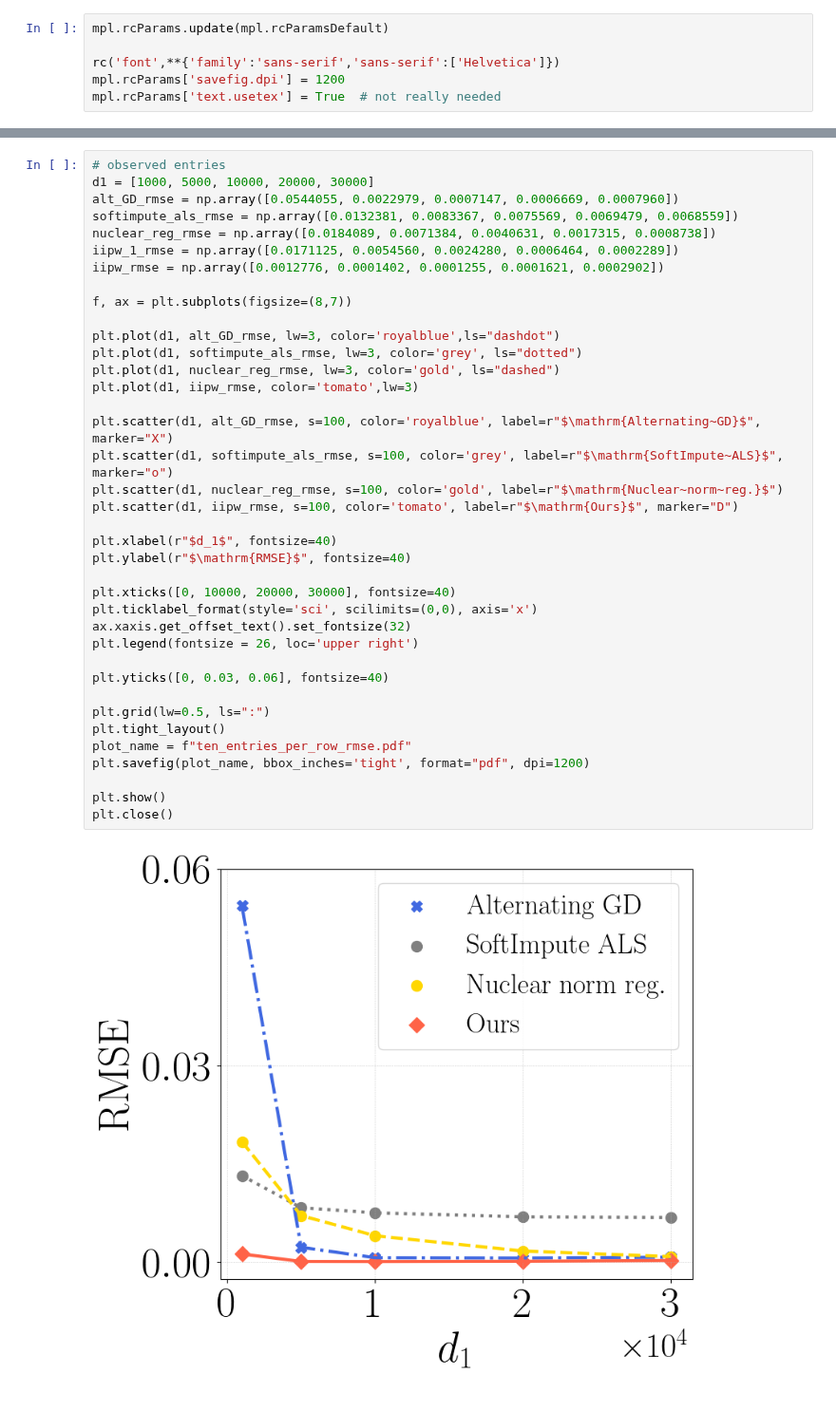
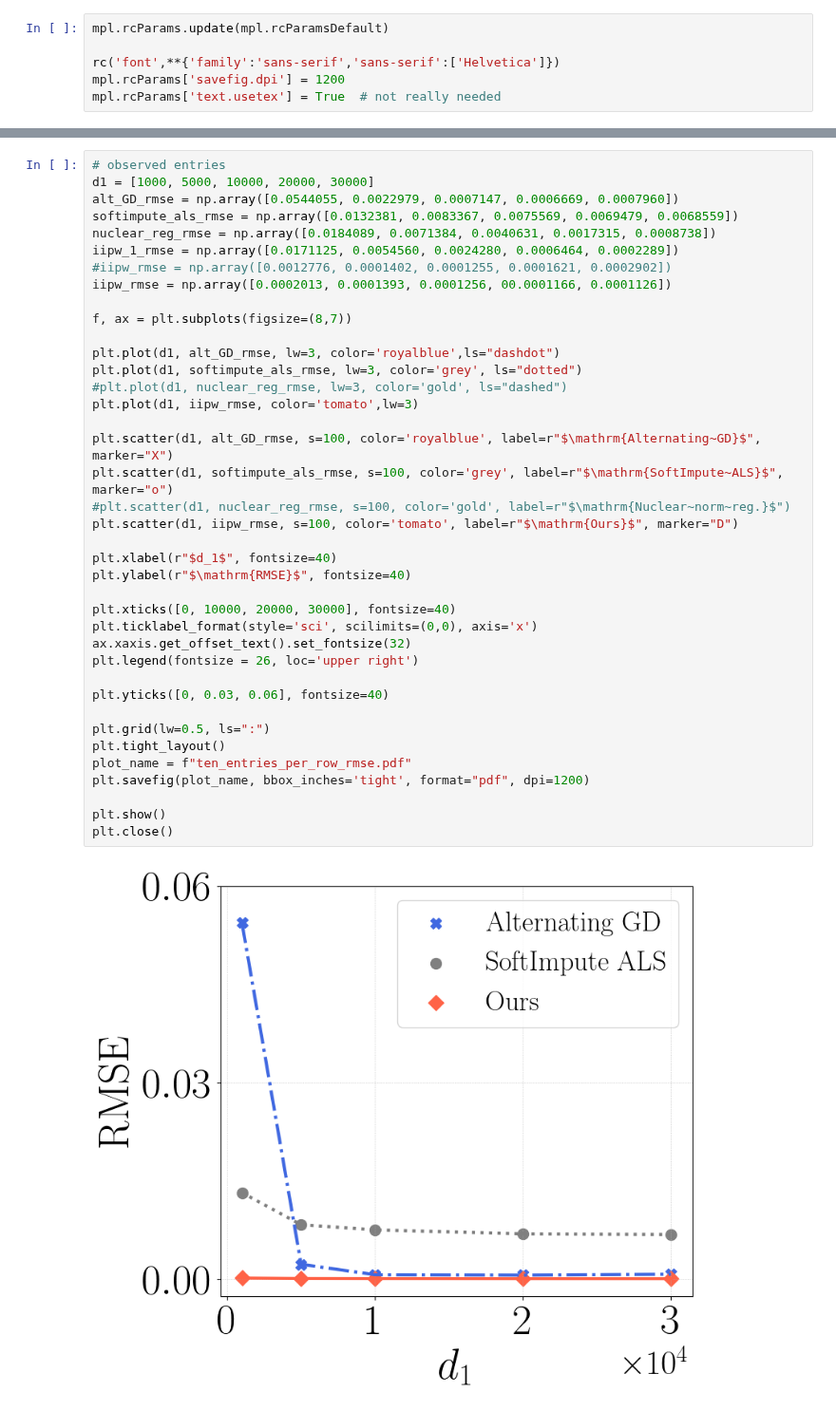
Before and after one commit to VirtuosoResearch/Matrix-completion-from-ultrasparse-samples, a Jupyter notebook: revised_figures/ten_entries_per_row.ipynb, the cells around one changed output, grey strips where cells are left out. Shown at 95% size. Saved outputs shown, nothing was run; the diff lists cells and outputs as text.

```diff
--- a/revised_figures/ten_entries_per_row.ipynb
+++ b/revised_figures/ten_entries_per_row.ipynb
@@ -64,36 +65,37 @@ alt_GD_rmse = np.array([0.0544055, 0.0022979, 0.0007147, 0.0006669, 0.0007960])
 softimpute_als_rmse = np.array([0.0132381, 0.0083367, 0.0075569, 0.0069479, 0.0068559])
 nuclear_reg_rmse = np.array([0.0184089, 0.0071384, 0.0040631, 0.0017315, 0.0008738])
 iipw_1_rmse = np.array([0.0171125, 0.0054560, 0.0024280, 0.0006464, 0.0002289])
-iipw_rmse = np.array([0.0012776, 0.0001402, 0.0001255, 0.0001621, 0.0002902])
+#iipw_rmse = np.array([0.0012776, 0.0001402, 0.0001255, 0.0001621, 0.0002902])
+iipw_rmse = np.array([0.0002013, 0.0001393, 0.0001256, 00.0001166, 0.0001126])
 
 f, ax = plt.subplots(figsize=(8,7))
 
 plt.plot(d1, alt_GD_rmse, lw=3, color='royalblue',ls="dashdot")
 plt.plot(d1, softimpute_als_rmse, lw=3, color='grey', ls="dotted")
-plt.plot(d1, nuclear_reg_rmse, lw=3, color='gold', ls="dashed")
+#plt.plot(d1, nuclear_reg_rmse, lw=3, color='gold', ls="dashed")
 plt.plot(d1, iipw_rmse, color='tomato',lw=3)
 
 plt.scatter(d1, alt_GD_rmse, s=100, color='royalblue', label=r"$\mathrm{Alternating~GD}$", marker="X")
 plt.scatter(d1, softimpute_als_rmse, s=100, color='grey', label=r"$\mathrm{SoftImpute~ALS}$", marker="o")
-plt.scatter(d1, nuclear_reg_rmse, s=100, color='gold', label=r"$\mathrm{Nuclear~norm~reg.}$")
+#plt.scatter(d1, nuclear_reg_rmse, s=100, color='gold', label=r"$\mathrm{Nuclear~norm~reg.}$")
 plt.scatter(d1, iipw_rmse, s=100, color='tomato', label=r"$\mathrm{Ours}$", marker="D")
 
 plt.xlabel(r"$d_1$", fontsize=40)
 plt.ylabel(r"$\mathrm{RMSE}$", fontsize=40)
 
 plt.xticks([0, 10000, 20000, 30000], fontsize=40)
 plt.ticklabel_format(style='sci', scilimits=(0,0), axis='x')
 ax.xaxis.get_offset_text().set_fontsize(32)
 plt.legend(fontsize = 26, loc='upper right')
 
 plt.yticks([0, 0.03, 0.06], fontsize=40)
 
 plt.grid(lw=0.5, ls=":")
 plt.tight_layout()
 plot_name = f"ten_entries_per_row_rmse.pdf"
 plt.savefig(plot_name, bbox_inches='tight', format="pdf", dpi=1200)
 
 plt.show()
 plt.close()
 # %% [output]
-[figure, old version]
+[figure, new version]
```
Also changed, not shown: parts of 1 cell of this notebook, 3 other files.
